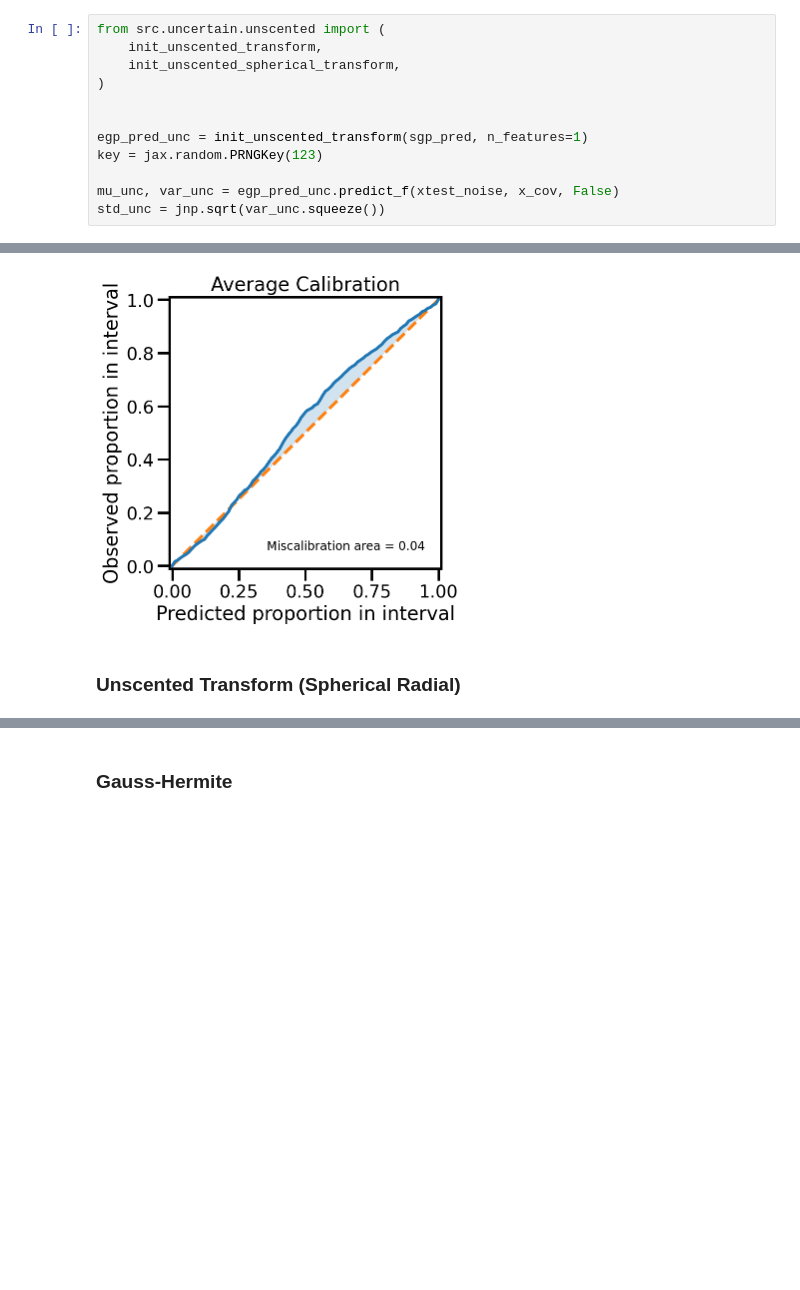
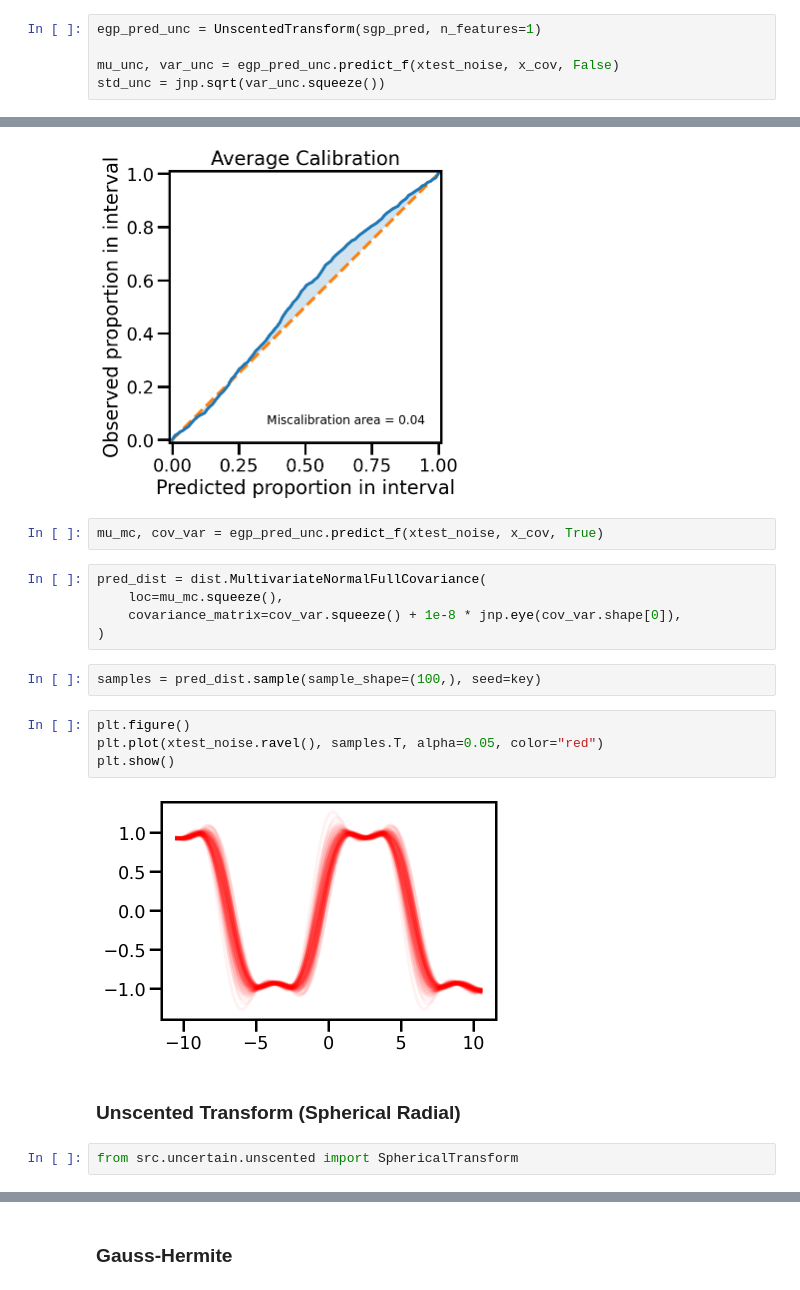
Before and after one commit to jejjohnson/gp_model_zoo, a Jupyter notebook: code/numpyro/notebooks/uncertain/esgp_mcmc.ipynb, the cells around one changed output, grey strips where cells are left out. Saved outputs shown, nothing was run; the diff lists cells and outputs as text; blank space fills up the shorter version.

```diff
--- a/code/numpyro/notebooks/uncertain/esgp_mcmc.ipynb
+++ b/code/numpyro/notebooks/uncertain/esgp_mcmc.ipynb
@@ -456,12 +474,5 @@ plot_calibrations(mu_mc, var_mc, "mc")
 # %%
-from src.uncertain.unscented import (
-    init_unscented_transform,
-    init_unscented_spherical_transform,
-)
-
-
-egp_pred_unc = init_unscented_transform(sgp_pred, n_features=1)
-key = jax.random.PRNGKey(123)
+egp_pred_unc = UnscentedTransform(sgp_pred, n_features=1)
 
 mu_unc, var_unc = egp_pred_unc.predict_f(xtest_noise, x_cov, False)
 std_unc = jnp.sqrt(var_unc.squeeze())
@@ -471,6 +482,23 @@ plot_calibrations(mu_unc, var_unc, "unscented")
 # %% [output]
 [figure]
 [figure]
+# %%
+mu_mc, cov_var = egp_pred_unc.predict_f(xtest_noise, x_cov, True)
+# %%
+pred_dist = dist.MultivariateNormalFullCovariance(
+    loc=mu_mc.squeeze(),
+    covariance_matrix=cov_var.squeeze() + 1e-8 * jnp.eye(cov_var.shape[0]),
+)
+# %%
+samples = pred_dist.sample(sample_shape=(100,), seed=key)
+# %%
+plt.figure()
+plt.plot(xtest_noise.ravel(), samples.T, alpha=0.05, color="red")
+plt.show()
+# %% [output]
+[figure, added]
 # %% [markdown]
 ### Unscented Transform (Spherical Radial)
+# %%
+from src.uncertain.unscented import SphericalTransform
 # %%
```
Also changed, not shown: parts of 12 cells of this notebook, 14 other files.
